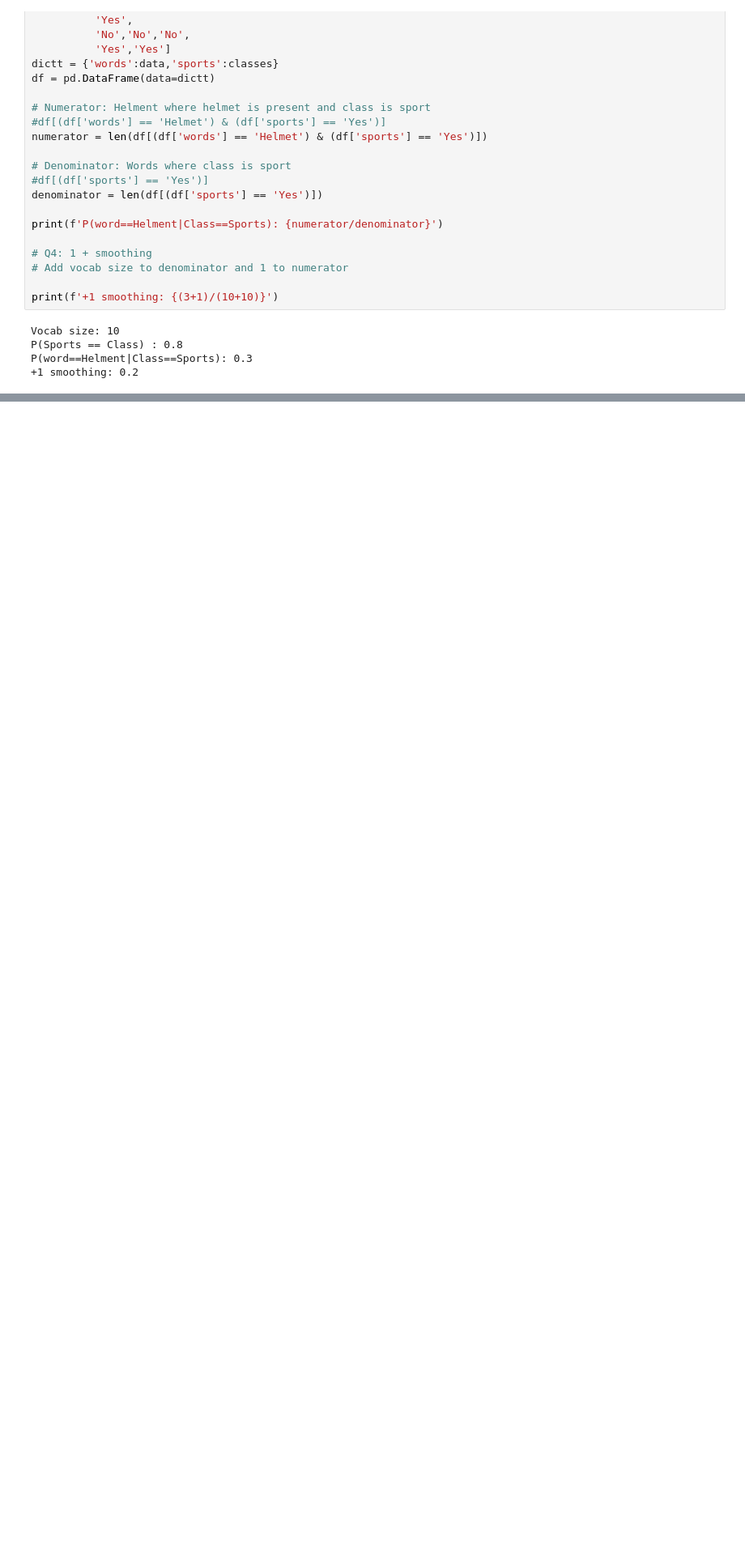
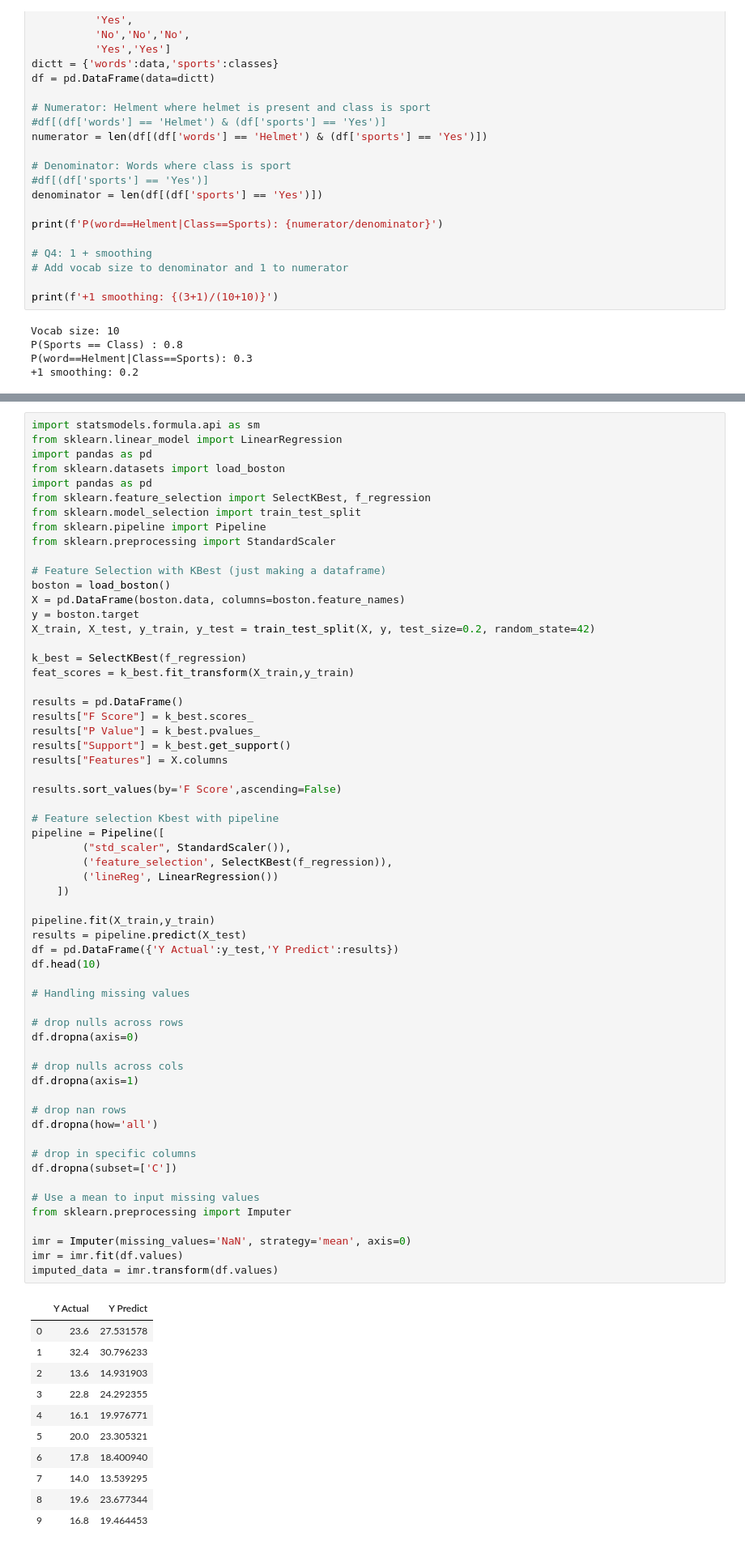
Before and after one commit to evdelph/Data-Science-Projects, a Jupyter notebook: Quizzes and Fun Stuff.ipynb, the cells around one changed output, grey strips where cells are left out. Shown at 81% size. Drawn from its saved outputs; the diff is of its cells as text; blank space fills up the shorter version.

```diff
--- a/Quizzes and Fun Stuff.ipynb
+++ b/Quizzes and Fun Stuff.ipynb
@@ -130,0 +715,72 @@ numerator
+# %%
+import statsmodels.formula.api as sm
+from sklearn.linear_model import LinearRegression
+import pandas as pd
+from sklearn.datasets import load_boston
+import pandas as pd
+from sklearn.feature_selection import SelectKBest, f_regression
+from sklearn.model_selection import train_test_split
+from sklearn.pipeline import Pipeline
+from sklearn.preprocessing import StandardScaler
+
+# Feature Selection with KBest (just making a dataframe)
+boston = load_boston()
+X = pd.DataFrame(boston.data, columns=boston.feature_names)
+y = boston.target
+X_train, X_test, y_train, y_test = train_test_split(X, y, test_size=0.2, random_state=42)
+
+k_best = SelectKBest(f_regression)
+feat_scores = k_best.fit_transform(X_train,y_train)
+
+results = pd.DataFrame()
+results["F Score"] = k_best.scores_
+results["P Value"] = k_best.pvalues_
+results["Support"] = k_best.get_support()
+results["Features"] = X.columns
+
+results.sort_values(by='F Score',ascending=False)
+
+# Feature selection Kbest with pipeline
+pipeline = Pipeline([
+        ("std_scaler", StandardScaler()),
+        ('feature_selection', SelectKBest(f_regression)),
+        ('lineReg', LinearRegression())
+    ])
+
+pipeline.fit(X_train,y_train)
+results = pipeline.predict(X_test)
+df = pd.DataFrame({'Y Actual':y_test,'Y Predict':results})
+df.head(10)
+
+# Handling missing values
+
+# drop nulls across rows
+df.dropna(axis=0)
+
+# drop nulls across cols
+df.dropna(axis=1)
+
+# drop nan rows
+df.dropna(how='all')
+
+# drop in specific columns
+df.dropna(subset=['C'])
+
+# Use a mean to input missing values
+from sklearn.preprocessing import Imputer
+
+imr = Imputer(missing_values='NaN', strategy='mean', axis=0)
+imr = imr.fit(df.values)
+imputed_data = imr.transform(df.values)
+# %% [output]
+|  | Y Actual | Y Predict |
+| 0 | 23.6 | 27.531578 |
+| 1 | 32.4 | 30.796233 |
+| 2 | 13.6 | 14.931903 |
+| 3 | 22.8 | 24.292355 |
+| 4 | 16.1 | 19.976771 |
+| 5 | 20.0 | 23.305321 |
+| 6 | 17.8 | 18.400940 |
+| 7 | 14.0 | 13.539295 |
+| 8 | 19.6 | 23.677344 |
+| 9 | 16.8 | 19.464453 |
```
Also changed, not shown: parts of 35 cells of this notebook.
